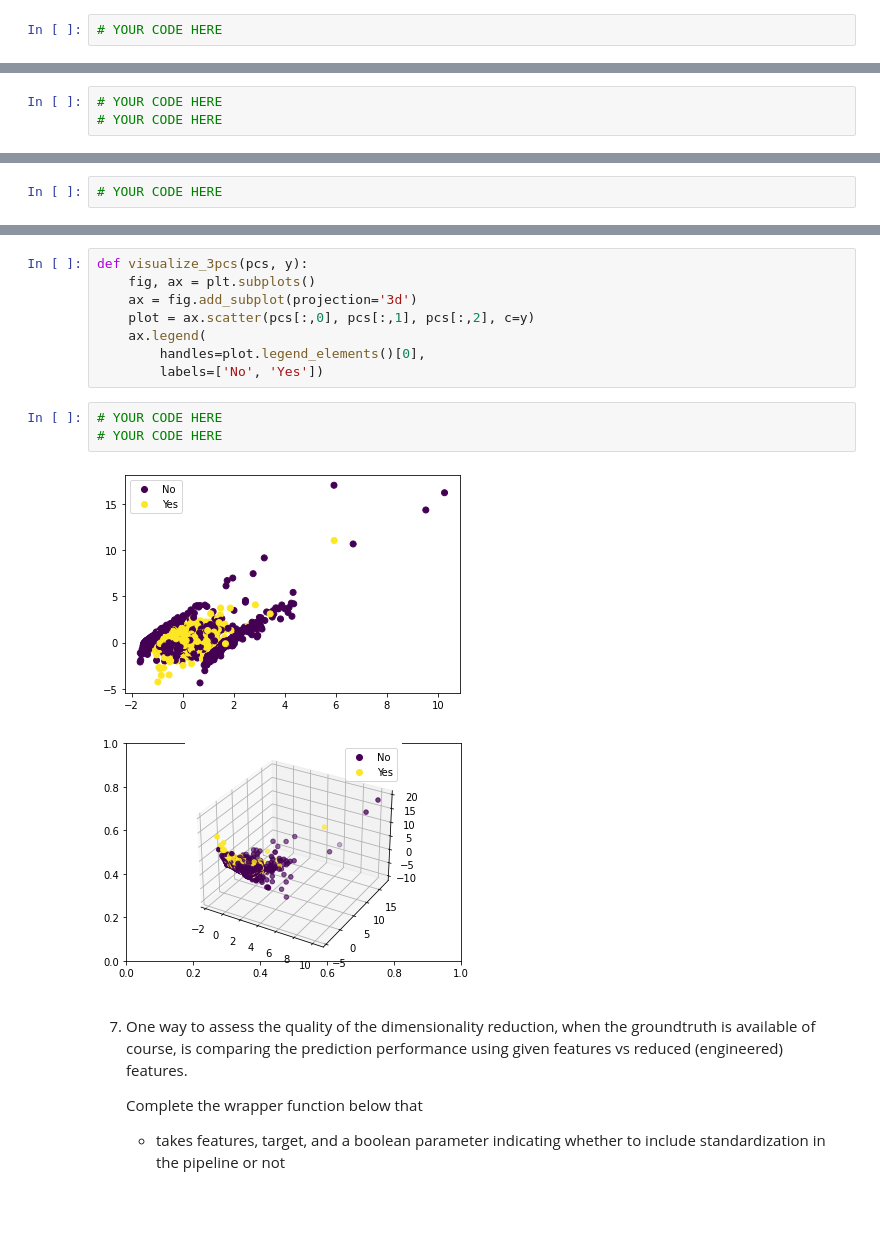
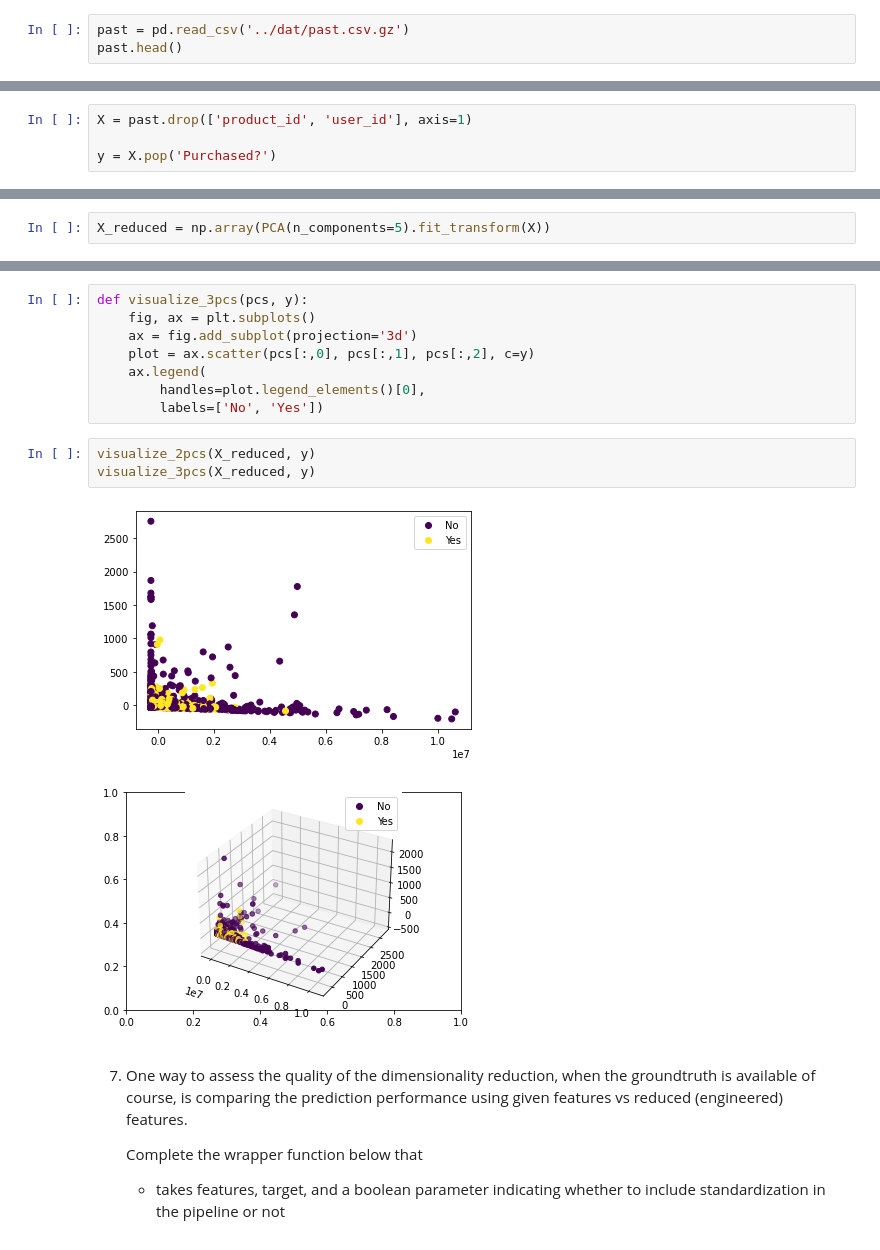
Before and after one commit to curtpond/MLE-10, a Jupyter notebook: assignments/week-08-unsupervised-ml/nb/new-product-launch.ipynb, the cells around one changed output, grey strips where cells are left out. Cells and saved outputs as stored; diff of their text form; blank space fills up the shorter version.

```diff
--- a/assignments/week-08-unsupervised-ml/nb/new-product-launch.ipynb
+++ b/assignments/week-08-unsupervised-ml/nb/new-product-launch.ipynb
@@ -30,3 +36,4 @@ By the end of this session, you will be able to:
 # %%
-# YOUR CODE HERE
+past = pd.read_csv('../dat/past.csv.gz')
+past.head()
 # %% [output]
@@ -64,8 +72,9 @@ Index(['product_id', 'user_id', 'NumOfEventsInJourney', 'NumSessions',
 # %% [markdown]
 3. Drop `product_id` and `user_id` and save the rest columns to a new `pd.DataFrame`:`X`; then pop the column `'Purchased?'` and save it to `y`.
 # %%
-# YOUR CODE HERE
-# YOUR CODE HERE
+X = past.drop(['product_id', 'user_id'], axis=1)
+
+y = X.pop('Purchased?')
 # %%
 assert X.shape == (5000, 34)
 assert y.shape == (5000,)
@@ -76,6 +85,6 @@ assert y.shape == (5000,)
 
     If time permits, read [Does mean centering or feature scaling affect a Principal Component Analysis?](https://sebastianraschka.com/faq/docs/pca-scaling.html) or [discussion 1](https://stats.stackexchange.com/questions/53/pca-on-correlation-or-covariance).
 # %%
-# YOUR CODE HERE
+X_reduced = np.array(PCA(n_components=5).fit_transform(X))
 # %%
 assert X_reduced.shape == (5000, 5)
@@ -105,11 +118,11 @@ def visualize_3pcs(pcs, y):
         handles=plot.legend_elements()[0],
         labels=['No', 'Yes'])
 # %%
-# YOUR CODE HERE
-# YOUR CODE HERE
+visualize_2pcs(X_reduced, y)
+visualize_3pcs(X_reduced, y)
 # %% [output]
-[figure, old version]
+[figure, new version]
-[figure, old version]
+[figure, new version]
 # %% [markdown]
 7. One way to assess the quality of the dimensionality reduction, when the groundtruth is available of course, is comparing the prediction performance using given features vs reduced (engineered) features.
 
```
Also changed, not shown: parts of 13 cells of this notebook.
